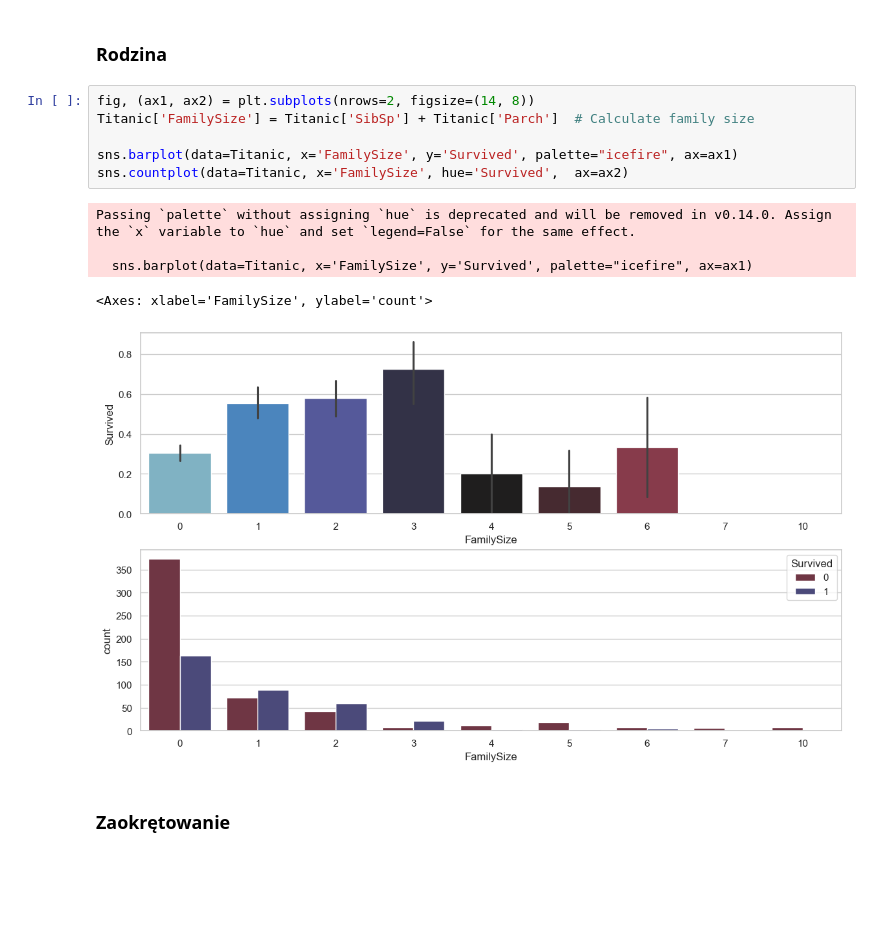
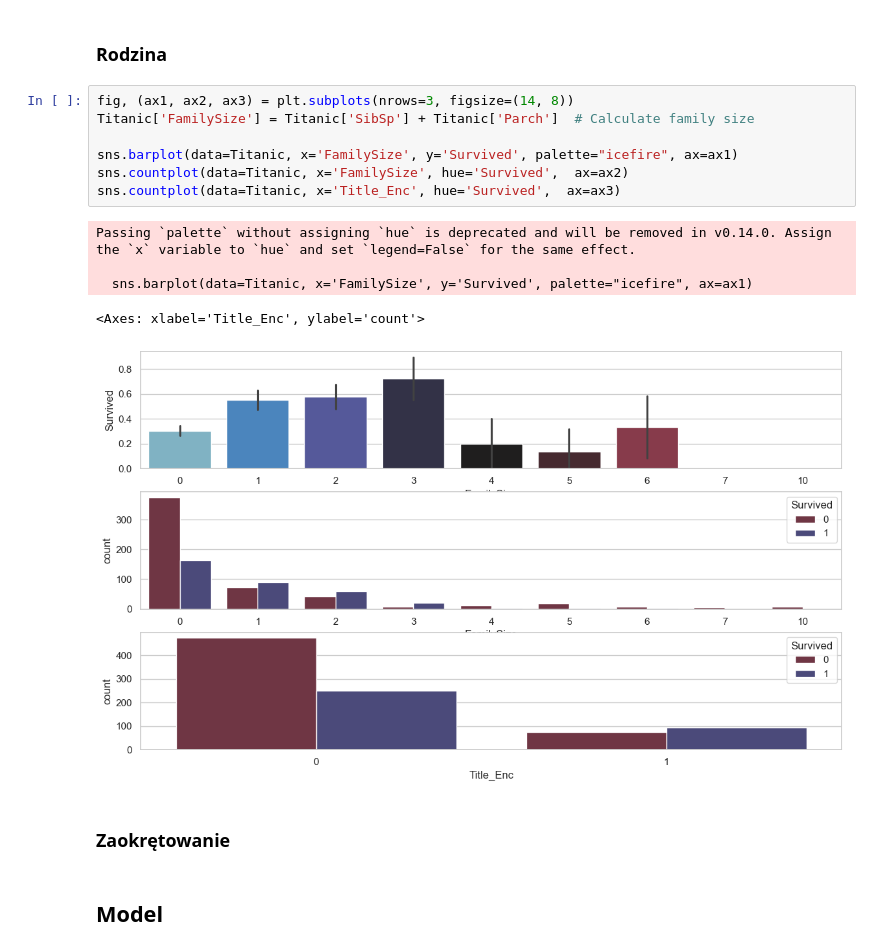
Before and after one commit to Dominik-Sidorczuk/Dominik-Projects, a Jupyter notebook: Titanic/Titanic.ipynb, the cells around one changed output. Saved outputs shown, nothing was run; the diff lists cells and outputs as text; blank space fills up the shorter version.

```diff
--- a/Titanic/Titanic.ipynb
+++ b/Titanic/Titanic.ipynb
@@ -356,16 +364,19 @@ ax2.legend(handles, ['Die', 'Survived'])
 # %% [markdown]
 ### Rodzina
 # %%
-fig, (ax1, ax2) = plt.subplots(nrows=2, figsize=(14, 8))
+fig, (ax1, ax2, ax3) = plt.subplots(nrows=3, figsize=(14, 8))
 Titanic['FamilySize'] = Titanic['SibSp'] + Titanic['Parch']  # Calculate family size
 
 sns.barplot(data=Titanic, x='FamilySize', y='Survived', palette="icefire", ax=ax1)
 sns.countplot(data=Titanic, x='FamilySize', hue='Survived',  ax=ax2)
+sns.countplot(data=Titanic, x='Title_Enc', hue='Survived',  ax=ax3)
 # %% [output]
 Passing `palette` without assigning `hue` is deprecated and will be removed in v0.14.0. Assign the `x` variable to `hue` and set `legend=False` for the same effect.
 
   sns.barplot(data=Titanic, x='FamilySize', y='Survived', palette="icefire", ax=ax1)
-<Axes: xlabel='FamilySize', ylabel='count'>
+<Axes: xlabel='Title_Enc', ylabel='count'>
-[figure, old version]
+[figure, new version]
 # %% [markdown]
 ### Zaokrętowanie
+# %% [markdown]
+## Model
```
Also changed, not shown: parts of 1 cell of this notebook.
